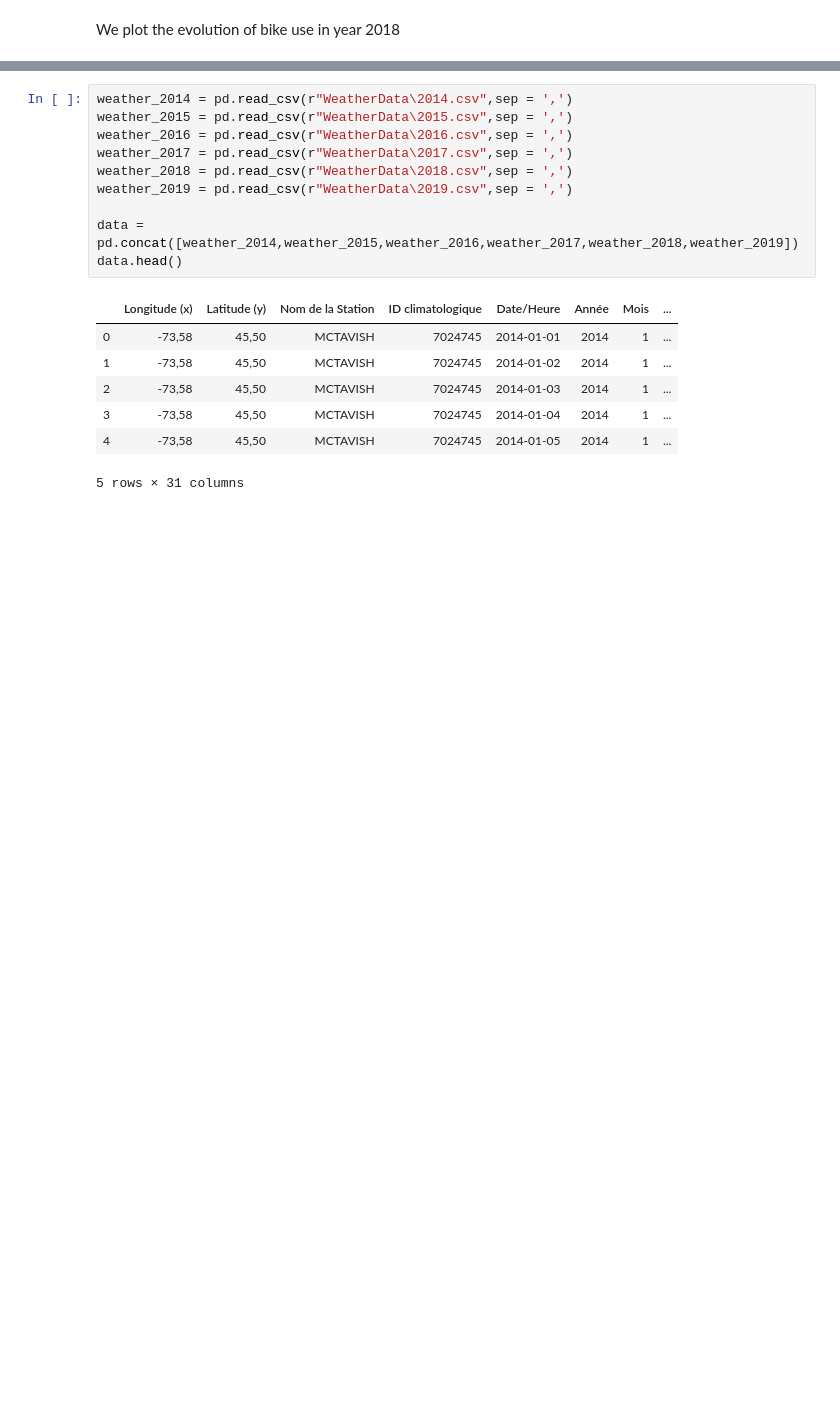
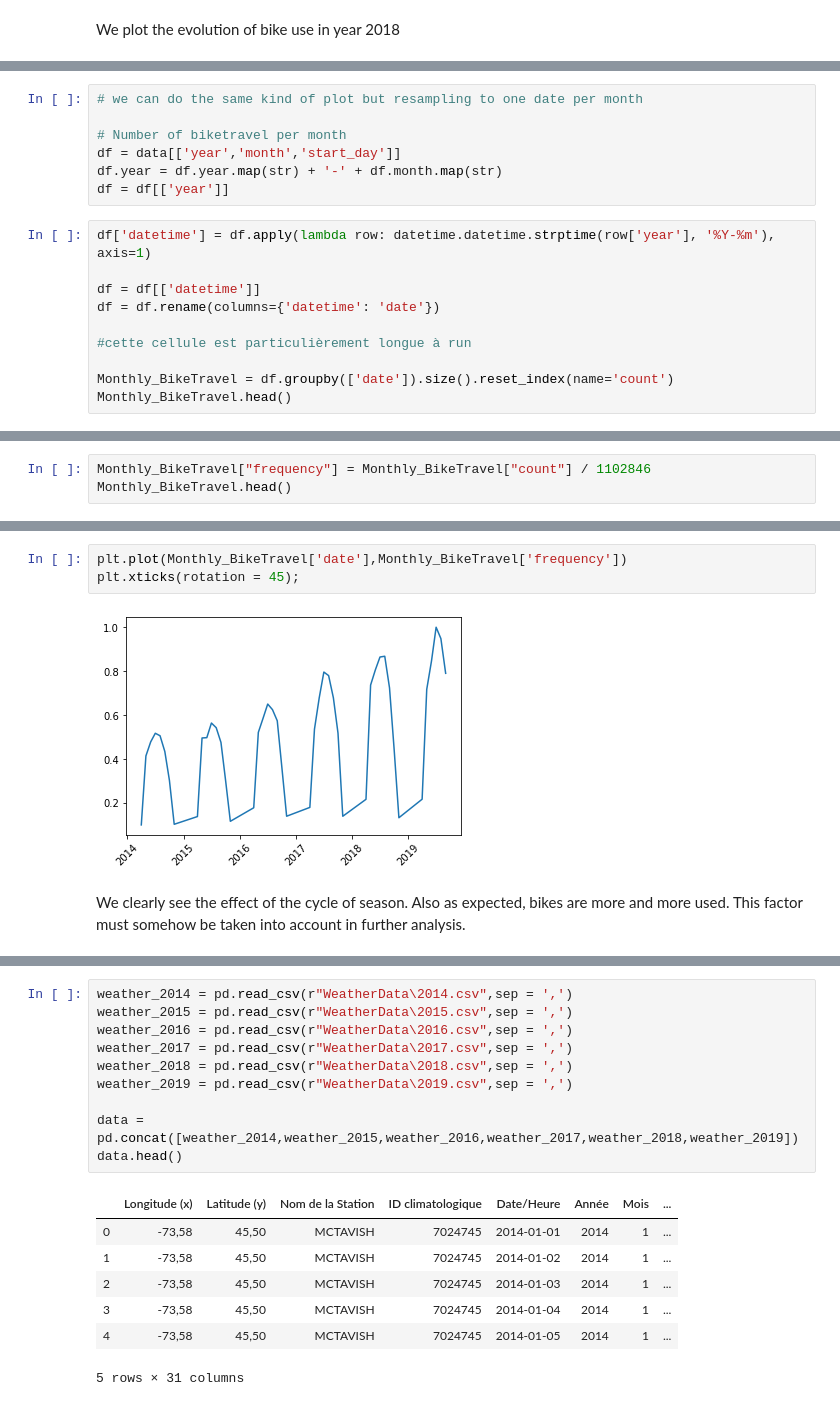
Before and after one commit to daviskia/ada-project-deep-penguin, a Jupyter notebook: Weather.ipynb, the cells around one changed output, grey strips where cells are left out. Cells and saved outputs as stored; diff of their text form; blank space fills up the shorter version.

```diff
--- a/Weather.ipynb
+++ b/Weather.ipynb
@@ -90,0 +95,17 @@ plt.xticks(rotation = 45);
+# %%
+# we can do the same kind of plot but resampling to one date per month
+
+# Number of biketravel per month
+df = data[['year','month','start_day']]
+df.year = df.year.map(str) + '-' + df.month.map(str)
+df = df[['year']]
+# %%
+df['datetime'] = df.apply(lambda row: datetime.datetime.strptime(row['year'], '%Y-%m'), axis=1)
+
+df = df[['datetime']]
+df = df.rename(columns={'datetime': 'date'})
+
+#cette cellule est particulièrement longue à run
+
+Monthly_BikeTravel = df.groupby(['date']).size().reset_index(name='count')
+Monthly_BikeTravel.head()
@@ -90,0 +125,3 @@ plt.xticks(rotation = 45);
+# %%
+Monthly_BikeTravel["frequency"] = Monthly_BikeTravel["count"] / 1102846
+Monthly_BikeTravel.head()
@@ -90,0 +135,9 @@ plt.xticks(rotation = 45);
+# %%
+plt.plot(Monthly_BikeTravel['date'],Monthly_BikeTravel['frequency'])
+plt.xticks(rotation = 45);
+# %% [output]
+[figure, added]
+# %% [markdown]
+We clearly see the effect of the cycle of season.
+Also as expected, bikes are more and more used.
+This factor must somehow be taken into account in further analysis.
```
Also changed, not shown: parts of 36 cells of this notebook.
